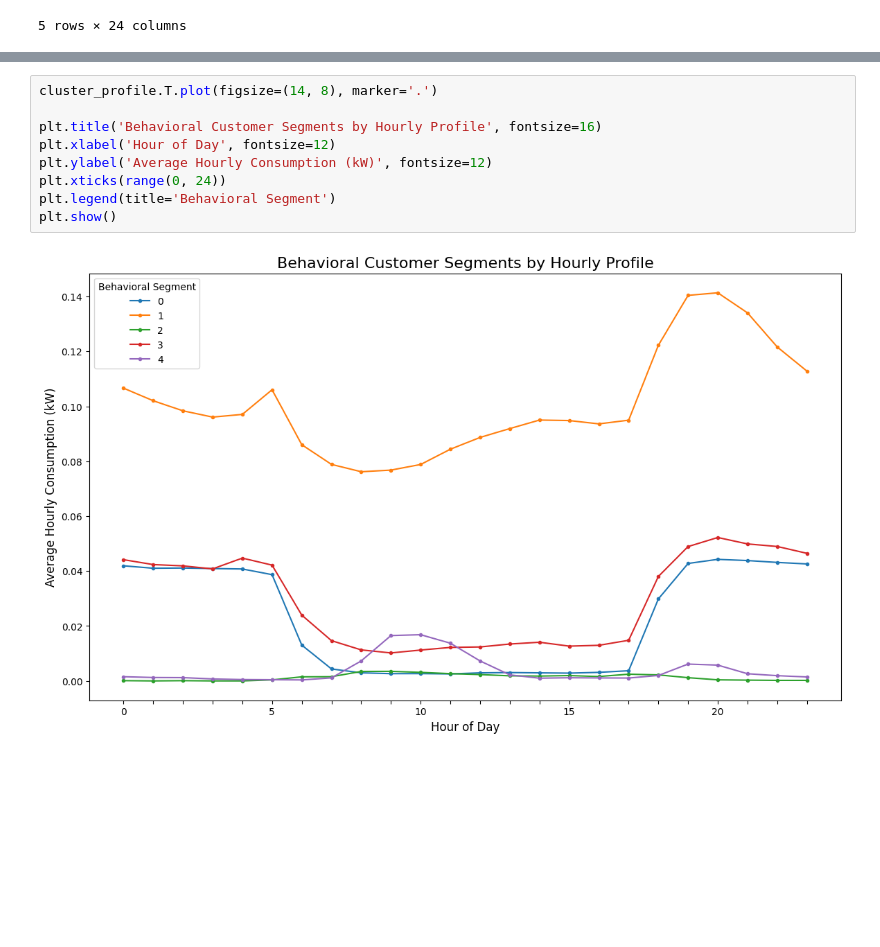
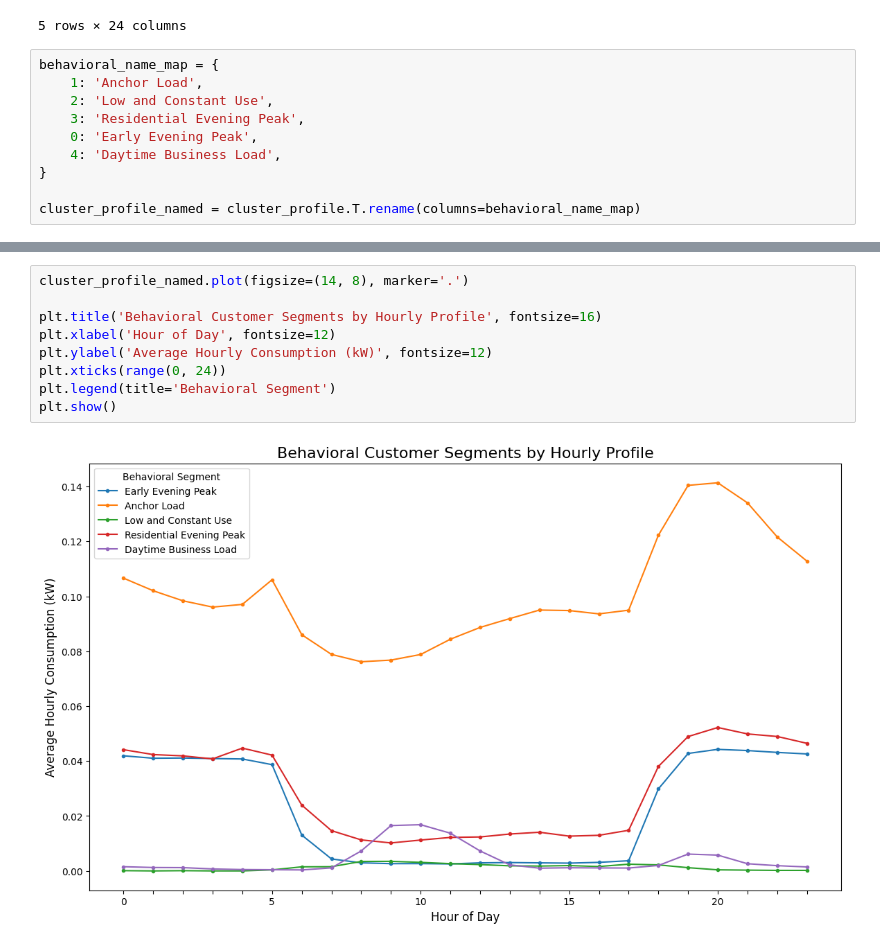
Before and after one commit to MrCupid75/Onaa-Mini-Grid-Customer-Segmentation, a Jupyter notebook: Daily Electricity Usage/main.ipynb, the cells around one changed output, grey strips where cells are left out. Drawn from its saved outputs; the diff is of its cells as text; blank space fills up the shorter version.

```diff
--- a/Daily Electricity Usage/main.ipynb
+++ b/Daily Electricity Usage/main.ipynb
@@ -368,3 +376,13 @@ cluster_profile
 | 3 | 0.044151 | 0.042374 | 0.041904 | 0.040813 | 0.044732 | 0.042172 | 0.023956 | 0.014657 | 0.011303 | 0.010192 | ... |
 | 4 | 0.001532 | 0.001238 | 0.001197 | 0.000715 | 0.000492 | 0.000434 | 0.000358 | 0.001106 | 0.007281 | 0.016515 | ... |
 5 rows × 24 columns
+# %%
+behavioral_name_map = {
+    1: 'Anchor Load',
+    2: 'Low and Constant Use',
+    3: 'Residential Evening Peak',
+    0: 'Early Evening Peak',
+    4: 'Daytime Business Load',
+}
+
+cluster_profile_named = cluster_profile.T.rename(columns=behavioral_name_map)
@@ -371,11 +410,11 @@ cluster_profile
 # %%
-cluster_profile.T.plot(figsize=(14, 8), marker='.')
+cluster_profile_named.plot(figsize=(14, 8), marker='.')
 
 plt.title('Behavioral Customer Segments by Hourly Profile', fontsize=16)
 plt.xlabel('Hour of Day', fontsize=12)
 plt.ylabel('Average Hourly Consumption (kW)', fontsize=12)
 plt.xticks(range(0, 24))
 plt.legend(title='Behavioral Segment')
 plt.show()
 # %% [output]
-[figure, old version]
+[figure, new version]
```
Also changed, not shown: parts of 6 cells of this notebook, 1 other file.
